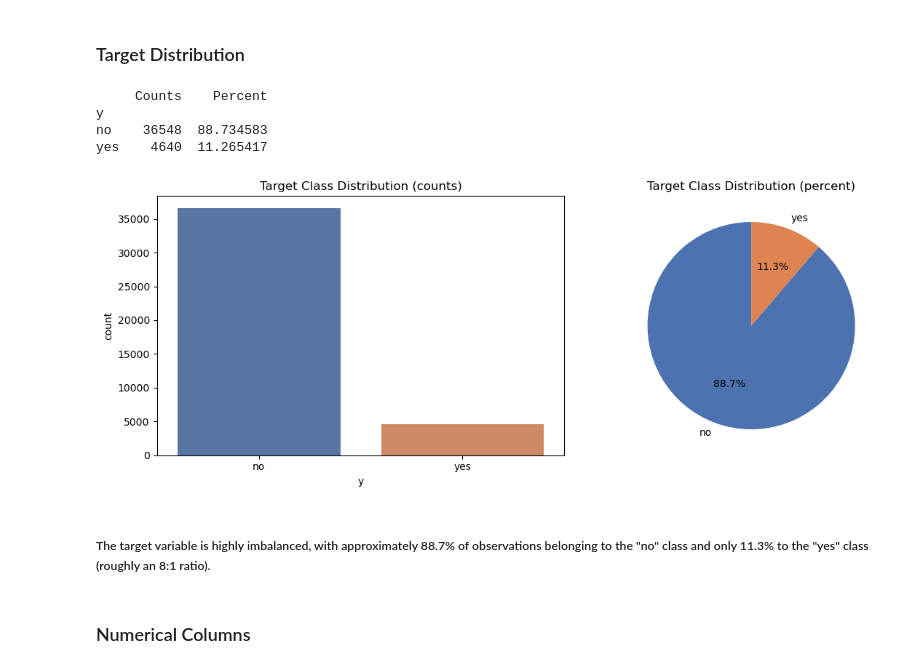
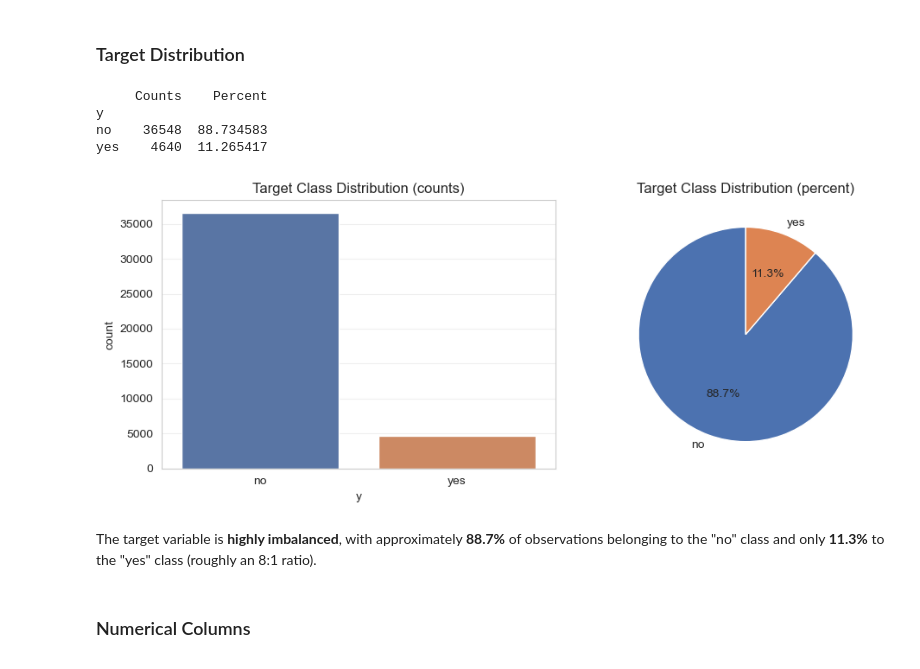
Before and after one commit to artooza/git-practice, a Jupyter notebook: EDA.ipynb, the cells around one changed output. Drawn from its saved outputs; the diff is of its cells as text; code cells hidden in the pictures.

Commit message:
Update EDA analysis and visualizations

```diff
--- a/EDA.ipynb
+++ b/EDA.ipynb
@@ -4,10 +4,20 @@ warnings.filterwarnings('ignore')
 
 import numpy as np
 import pandas as pd
+
 import matplotlib.pyplot as plt
 import matplotlib.ticker as mticker
 import seaborn as sns
 
+pd.set_option('display.max_columns', 100)
+pd.set_option('display.width', 150)
+
+plt.rcParams['figure.figsize'] = (10, 5)
+plt.rcParams['axes.grid'] = True
+plt.rcParams['grid.alpha'] = 0.3
+sns.set_style('whitegrid')
+sns.set_palette('viridis')
+
 pd.set_option('display.max_columns', None)
 # %%
 df = pd.read_csv(r"E:\Data Science\machine learning\Project\Categorical\bank+marketing\bank-additional\bank-additional\bank-additional-full.csv",sep=";")
@@ -101,28 +99,28 @@ unknown_df
 # %%
 target_counts = df["y"].value_counts()
 target_percent = df["y"].value_counts(normalize=True) * 100
 
 target_table = pd.DataFrame({"Counts": target_counts,
                             "Percent": target_percent})
 print(target_table)
 
-fig , ax = plt.subplots(1, 2, figsize=(12, 4.5))
+fig , ax = plt.subplots(1, 2, figsize=(10, 4))
 sns.countplot(x=df["y"], data=df, ax=ax[0], palette=['#4C72B0', '#DD8452'])
 ax[0].set_title("Target Class Distribution (counts)")
 
 ax[1].pie(target_counts, labels=target_counts.index, autopct='%1.1f%%',
           colors=['#4C72B0', '#DD8452'], startangle=90)
 ax[1].set_title("Target Class Distribution (percent)")
 plt.tight_layout()
 plt.show()
 # %% [output]
      Counts    Percent
 y
 no    36548  88.734583
 yes    4640  11.265417
-[figure, old version]
+[figure, new version]
 # %% [markdown]
-##### The target variable is highly imbalanced, with approximately 88.7% of observations belonging to the "no" class and only 11.3% to the "yes" class (roughly an 8:1 ratio).
+The target variable is **highly imbalanced**, with approximately **88.7%** of observations belonging to the "no" class and only **11.3%** to the "yes" class (roughly an 8:1 ratio).
 # %% [markdown]
 ### Numerical Columns
 # %%
```
Also changed, not shown: parts of 117 cells of this notebook.
